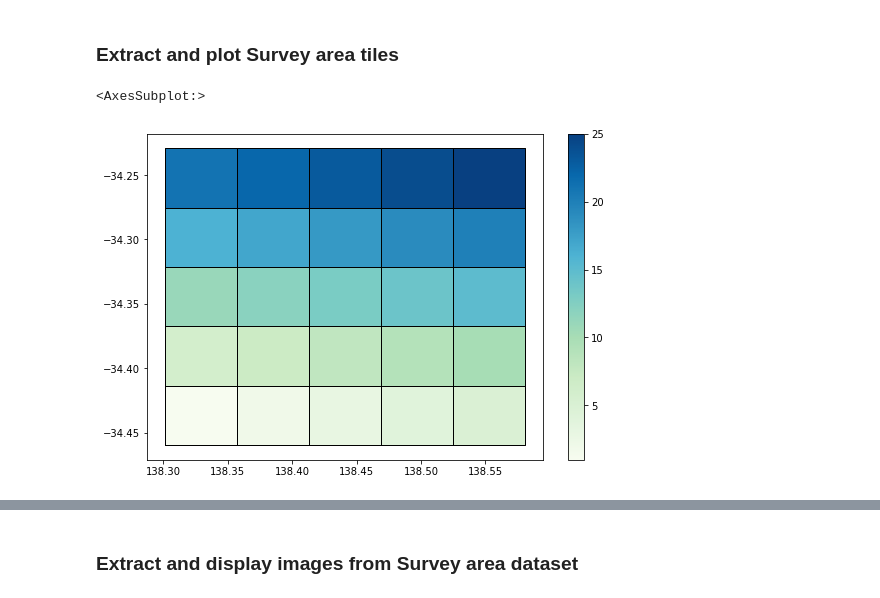
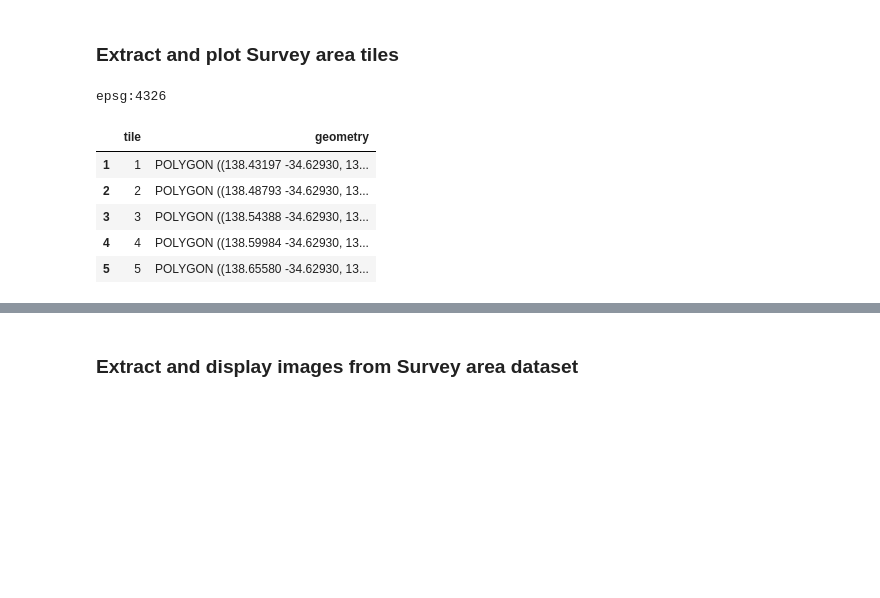
Before and after one commit to ascidian-ai/DEA_MultiSpectralImageTools, a Jupyter notebook: notebooks/DEA_InspectSentinel.ipynb, the cells around one changed output, grey strips where cells are left out. Saved outputs shown, nothing was run; the diff lists cells and outputs as text; code cells hidden in the pictures; blank space fills up the shorter version.

```diff
--- a/notebooks/DEA_InspectSentinel.ipynb
+++ b/notebooks/DEA_InspectSentinel.ipynb
@@ -42,10 +50,13 @@ epsg3577 = 'EPSG:3577'            # EPSG:3577: GDA94 / Australian Albers project
 # %%
 #Extract GeoDataFrame containing polygons
 gdf_surveyarea = loadDataset(basepath + filespecifier + "_polygons" + fileextn)
-
-# display Tile areas using GeoDataFrame
-gdf_surveyarea.set_crs(epsg3577)
-gdf_surveyarea.plot(column="tile", kind='geo', figsize=(9,6), cmap='GnBu', legend=True, edgecolor="black")
+print(gdf_surveyarea.crs)
+gdf_surveyarea.head(5)
 # %% [output]
-<AxesSubplot:>
+epsg:4326
-[figure, removed]
+|  | tile | geometry |
+| 1 | 1 | POLYGON ((138.43197 -34.62930, 13... |
+| 2 | 2 | POLYGON ((138.48793 -34.62930, 13... |
+| 3 | 3 | POLYGON ((138.54388 -34.62930, 13... |
+| 4 | 4 | POLYGON ((138.59984 -34.62930, 13... |
+| 5 | 5 | POLYGON ((138.65580 -34.62930, 13... |
```
Also changed, not shown: parts of 7 cells of this notebook, 9 other files.
